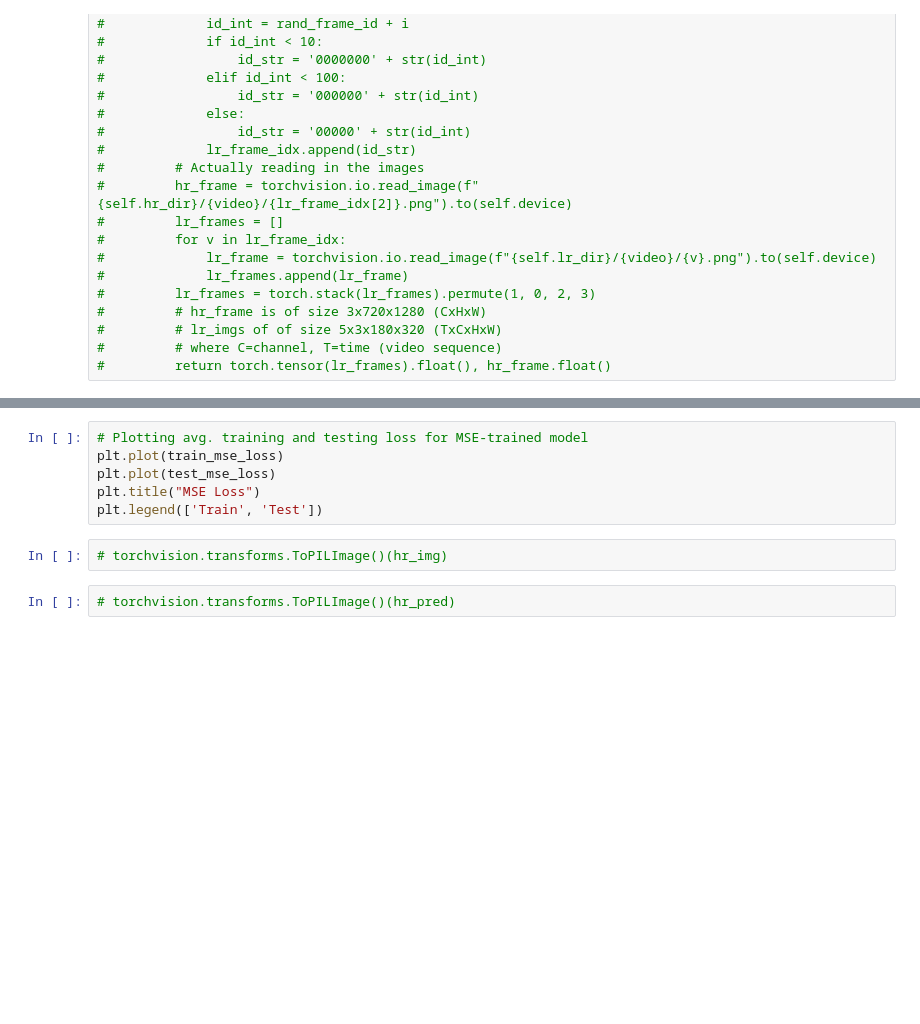
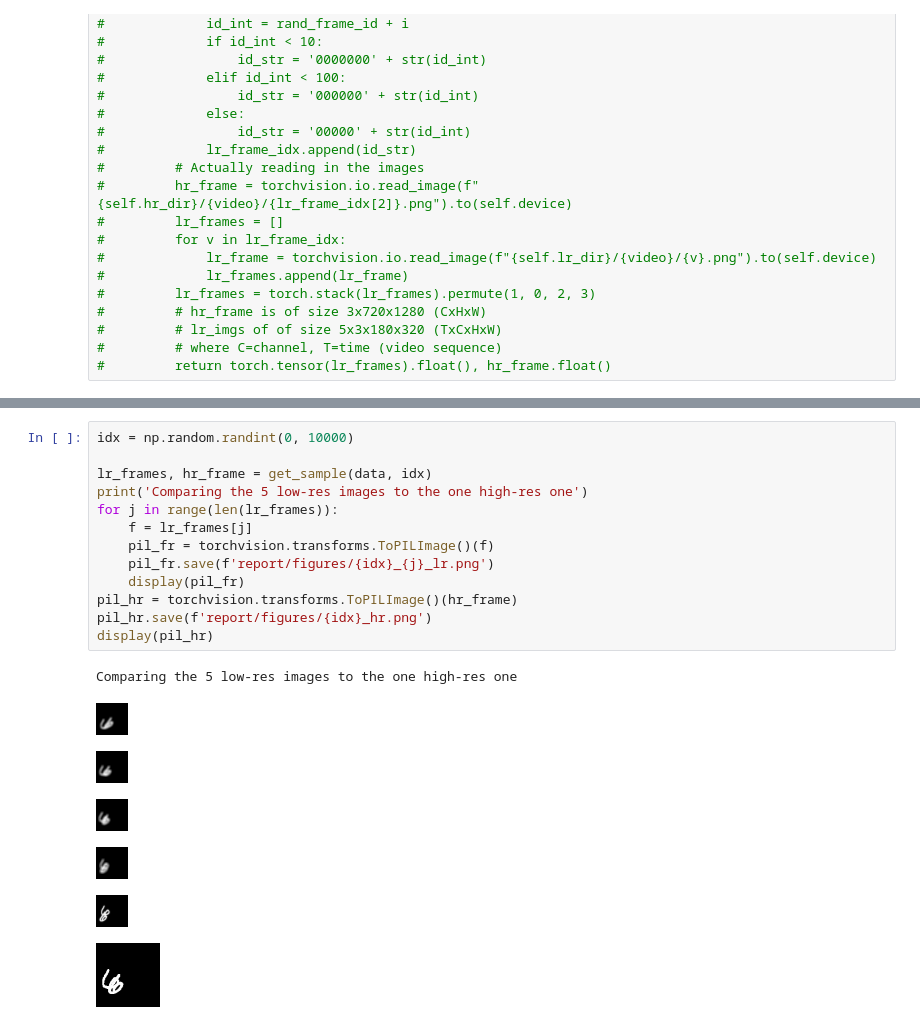
Before and after one commit to ChadWeatherly/COSC_6398_VSR, a Jupyter notebook: ldm_vsr.ipynb, the cells around one changed output, grey strips where cells are left out. Saved outputs shown, nothing was run; the diff lists cells and outputs as text; blank space fills up the shorter version.

```diff
--- a/ldm_vsr.ipynb
+++ b/ldm_vsr.ipynb
@@ -519,10 +943,21 @@ if train:
 # %%
-# Plotting avg. training and testing loss for MSE-trained model
-plt.plot(train_mse_loss)
-plt.plot(test_mse_loss)
-plt.title("MSE Loss")
-plt.legend(['Train', 'Test'])
+idx = np.random.randint(0, 10000)
+
+lr_frames, hr_frame = get_sample(data, idx)
+print('Comparing the 5 low-res images to the one high-res one')
+for j in range(len(lr_frames)):
+    f = lr_frames[j]
+    pil_fr = torchvision.transforms.ToPILImage()(f)
+    pil_fr.save(f'report/figures/{idx}_{j}_lr.png')
+    display(pil_fr)
+pil_hr = torchvision.transforms.ToPILImage()(hr_frame)
+pil_hr.save(f'report/figures/{idx}_hr.png')
+display(pil_hr)
+# %% [output]
+Comparing the 5 low-res images to the one high-res one
+[figure, added]
+[figure, added]
+[figure, added]
+[figure, added]
+[figure, added]
+[figure, added]
-# %%
-# torchvision.transforms.ToPILImage()(hr_img)
-# %%
-# torchvision.transforms.ToPILImage()(hr_pred)
```
Also changed, not shown: parts of 13 cells of this notebook, 34 other files.
